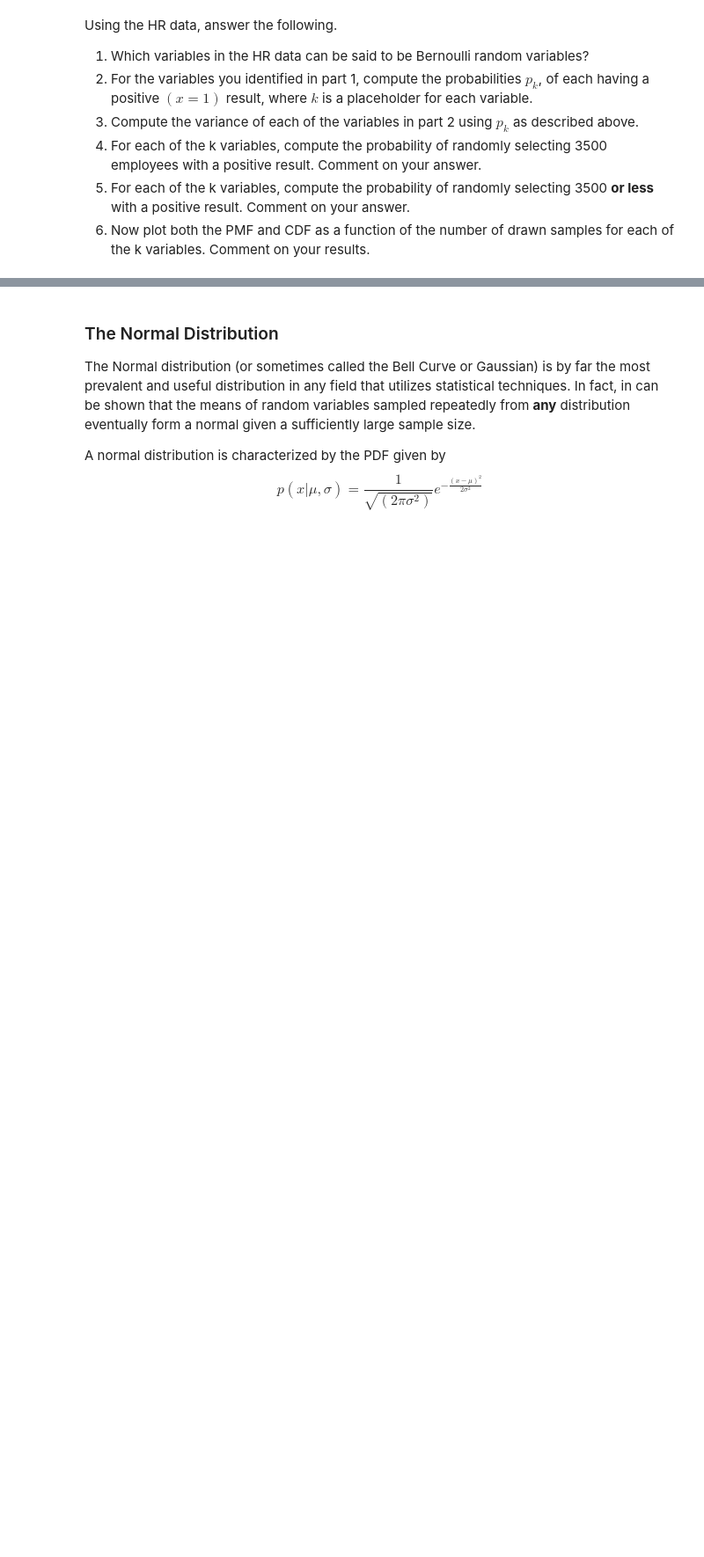
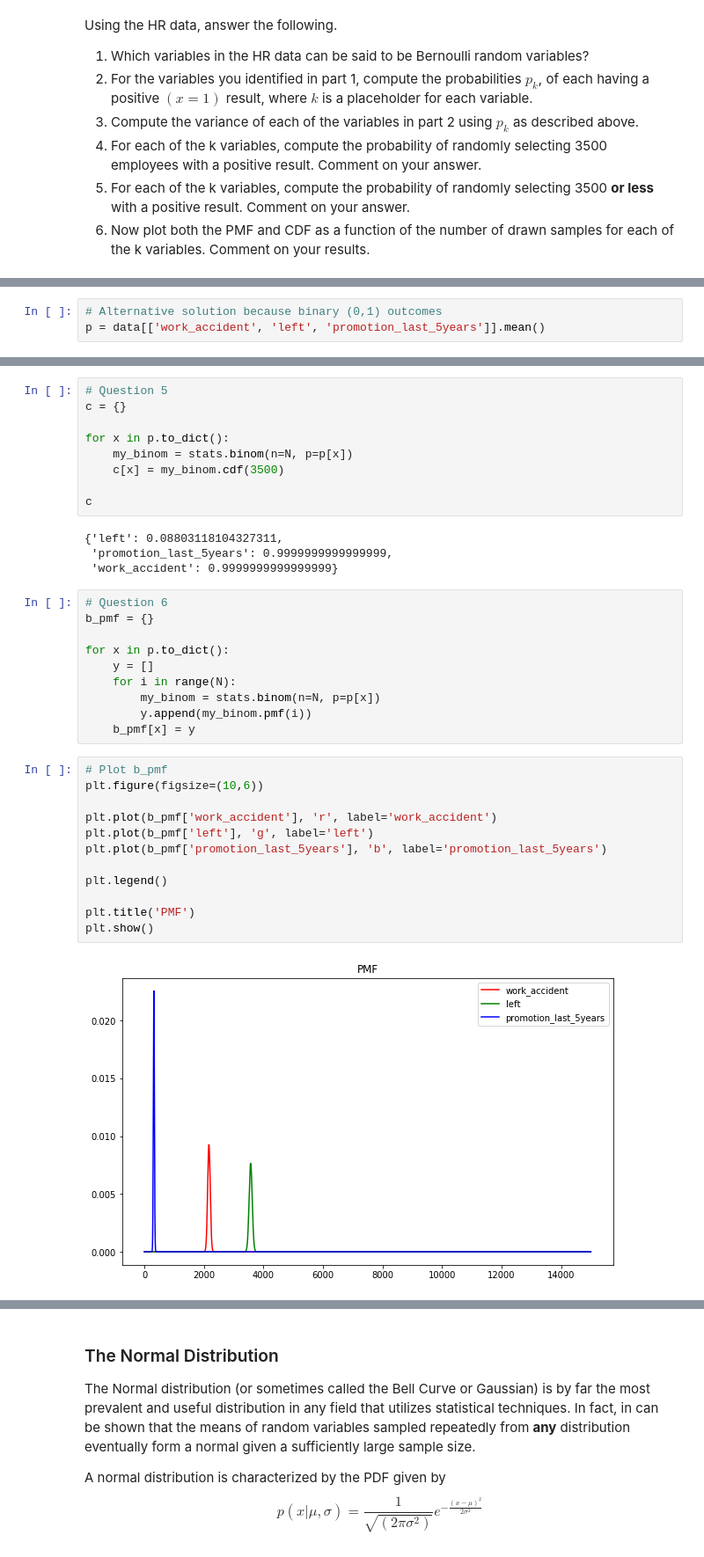
Before and after one commit to franko003/K2_Data_Science, a Jupyter notebook: Applied_Statistics/stats-inference-package/3_assignment/HR-Exercise.ipynb, the cells around one changed output, grey strips where cells are left out. Shown at 88% size. Saved outputs shown, nothing was run; the diff lists cells and outputs as text; blank space fills up the shorter version.

```diff
--- a/Applied_Statistics/stats-inference-package/3_assignment/HR-Exercise.ipynb
+++ b/Applied_Statistics/stats-inference-package/3_assignment/HR-Exercise.ipynb
@@ -244,0 +310,3 @@ Using the HR data, answer the following.
+# %%
+# Alternative solution because binary (0,1) outcomes
+p = data[['work_accident', 'left', 'promotion_last_5years']].mean()
@@ -244,0 +360,37 @@ Using the HR data, answer the following.
+# %%
+# Question 5
+c = {}
+
+for x in p.to_dict():
+    my_binom = stats.binom(n=N, p=p[x])
+    c[x] = my_binom.cdf(3500)
+
+c
+# %% [output]
+{'left': 0.08803118104327311,
+ 'promotion_last_5years': 0.9999999999999999,
+ 'work_accident': 0.9999999999999999}
+# %%
+# Question 6
+b_pmf = {}
+
+for x in p.to_dict():
+    y = []
+    for i in range(N):
+        my_binom = stats.binom(n=N, p=p[x])
+        y.append(my_binom.pmf(i))
+    b_pmf[x] = y
+# %%
+# Plot b_pmf
+plt.figure(figsize=(10,6))
+
+plt.plot(b_pmf['work_accident'], 'r', label='work_accident')
+plt.plot(b_pmf['left'], 'g', label='left')
+plt.plot(b_pmf['promotion_last_5years'], 'b', label='promotion_last_5years')
+
+plt.legend()
+
+plt.title('PMF')
+plt.show()
+# %% [output]
+[figure, added]
```
Also changed, not shown: parts of 44 cells of this notebook, 21 other files.
